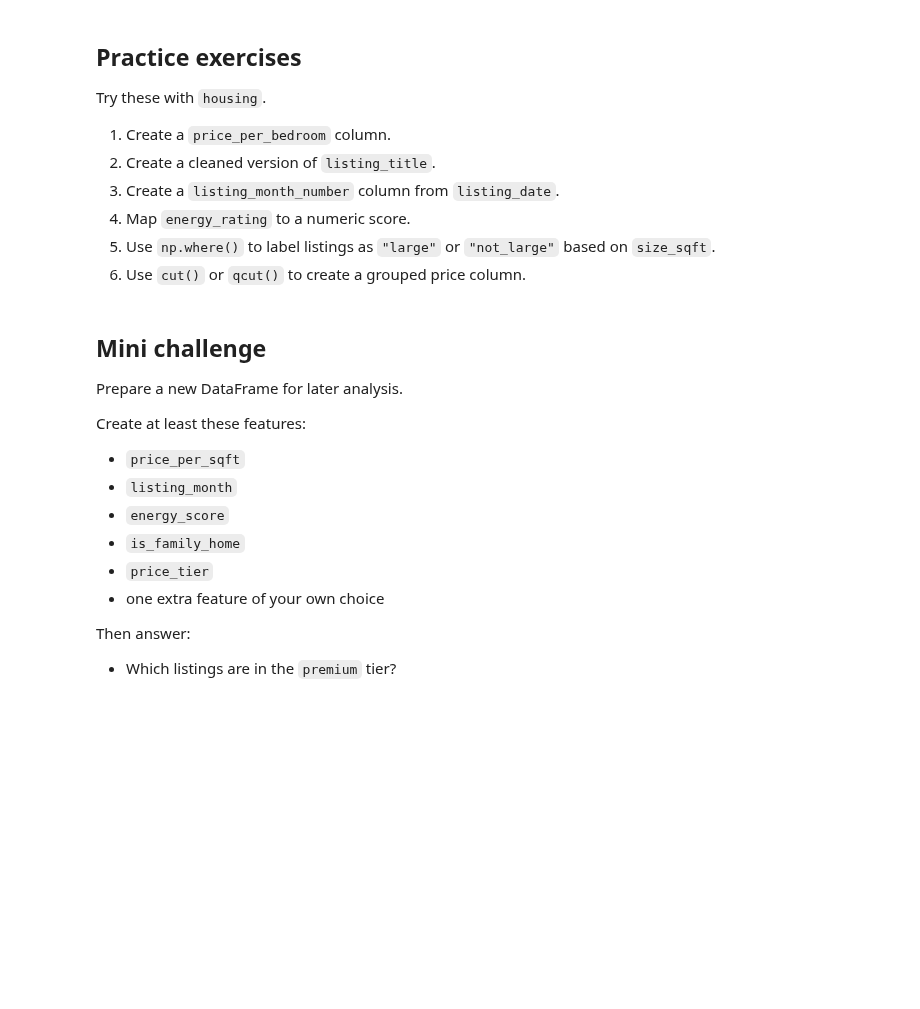
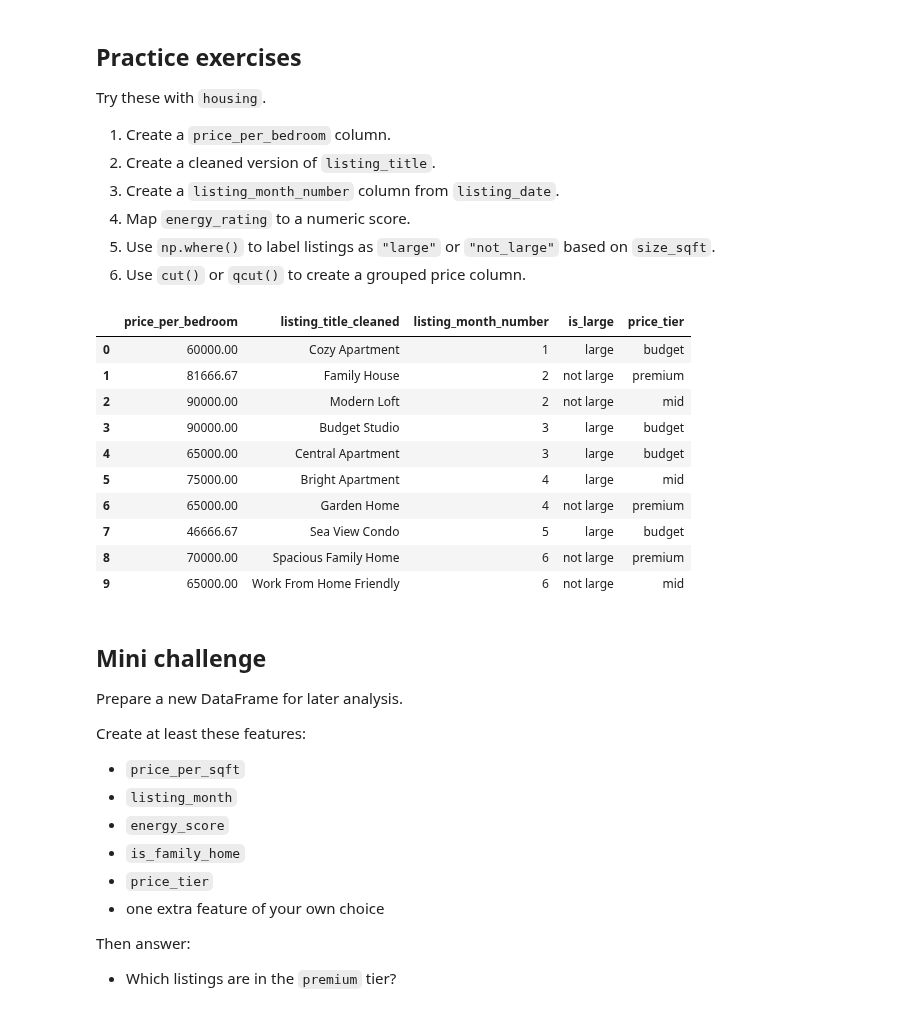
Before and after one commit to vanesalo10/python_data_course, a Jupyter notebook: Data_analytics/04_transformations_and_feature_engineering.ipynb, the cells around one changed output. Cells and saved outputs as stored; diff of their text form; code cells hidden in the pictures; blank space fills up the shorter version.

```diff
--- a/Data_analytics/04_transformations_and_feature_engineering.ipynb
+++ b/Data_analytics/04_transformations_and_feature_engineering.ipynb
@@ -282,6 +282,26 @@ Try these with `housing`.
 6. Use `cut()` or `qcut()` to create a grouped price column.
 # %%
 # Write your practice answers here.
+housing_practice = housing.copy()
+housing_practice["price_per_bedroom"] = (housing_practice["price"] / housing_practice["bedrooms"]).round(2)
+housing_practice["listing_title_cleaned"] = housing_practice["listing_title"].str.strip().str.replace("-", " ", regex=False).str.title()
+housing_practice["listing_month_number"] = housing_practice["listing_date"].dt.month
+housing_practice["energy_score"] = housing_practice["energy_rating"].map({"A": 100, "B": 70, "C": 30})
+housing_practice["is_large"] = np.where(housing_practice["size_sqft"] < housing_practice["size_sqft"].median(), "large", "not large")
+housing_practice["price_tier"] = pd.qcut(housing_practice["price"], q=3, labels=["budget", "mid", "premium"])
+housing_practice[["price_per_bedroom", "listing_title_cleaned", "listing_month_number", "is_large", "price_tier"]]
+# %% [output]
+|  | price_per_bedroom | listing_title_cleaned | listing_month_number | is_large | price_tier |
+| 0 | 60000.00 | Cozy Apartment | 1 | large | budget |
+| 1 | 81666.67 | Family House | 2 | not large | premium |
+| 2 | 90000.00 | Modern Loft | 2 | not large | mid |
+| 3 | 90000.00 | Budget Studio | 3 | large | budget |
+| 4 | 65000.00 | Central Apartment | 3 | large | budget |
+| 5 | 75000.00 | Bright Apartment | 4 | large | mid |
+| 6 | 65000.00 | Garden Home | 4 | not large | premium |
+| 7 | 46666.67 | Sea View Condo | 5 | large | budget |
+| 8 | 70000.00 | Spacious Family Home | 6 | not large | premium |
+| 9 | 65000.00 | Work From Home Friendly | 6 | not large | mid |
 # %% [markdown]
 ## Mini challenge
 
```
Also changed, not shown: parts of 3 cells of this notebook.
